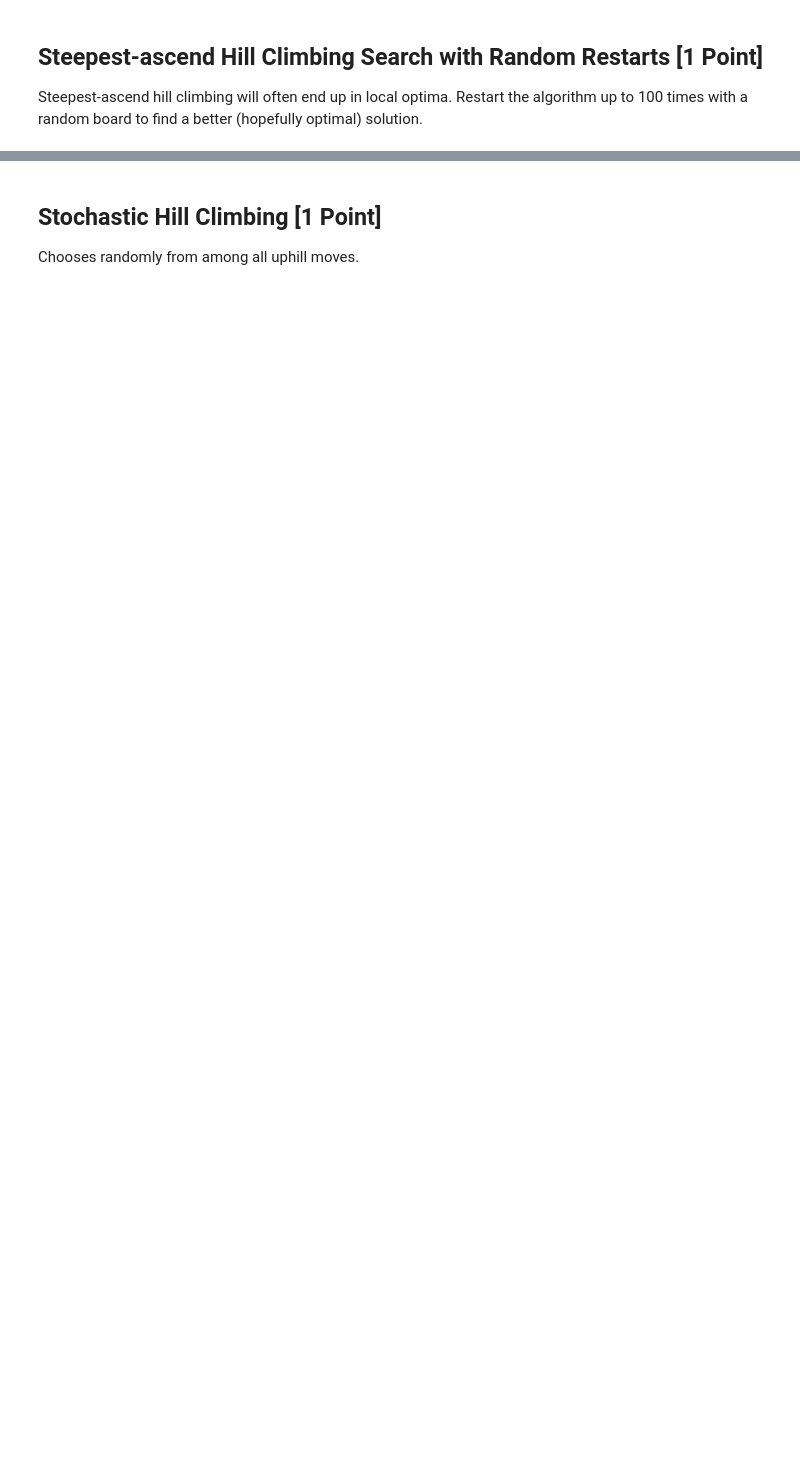
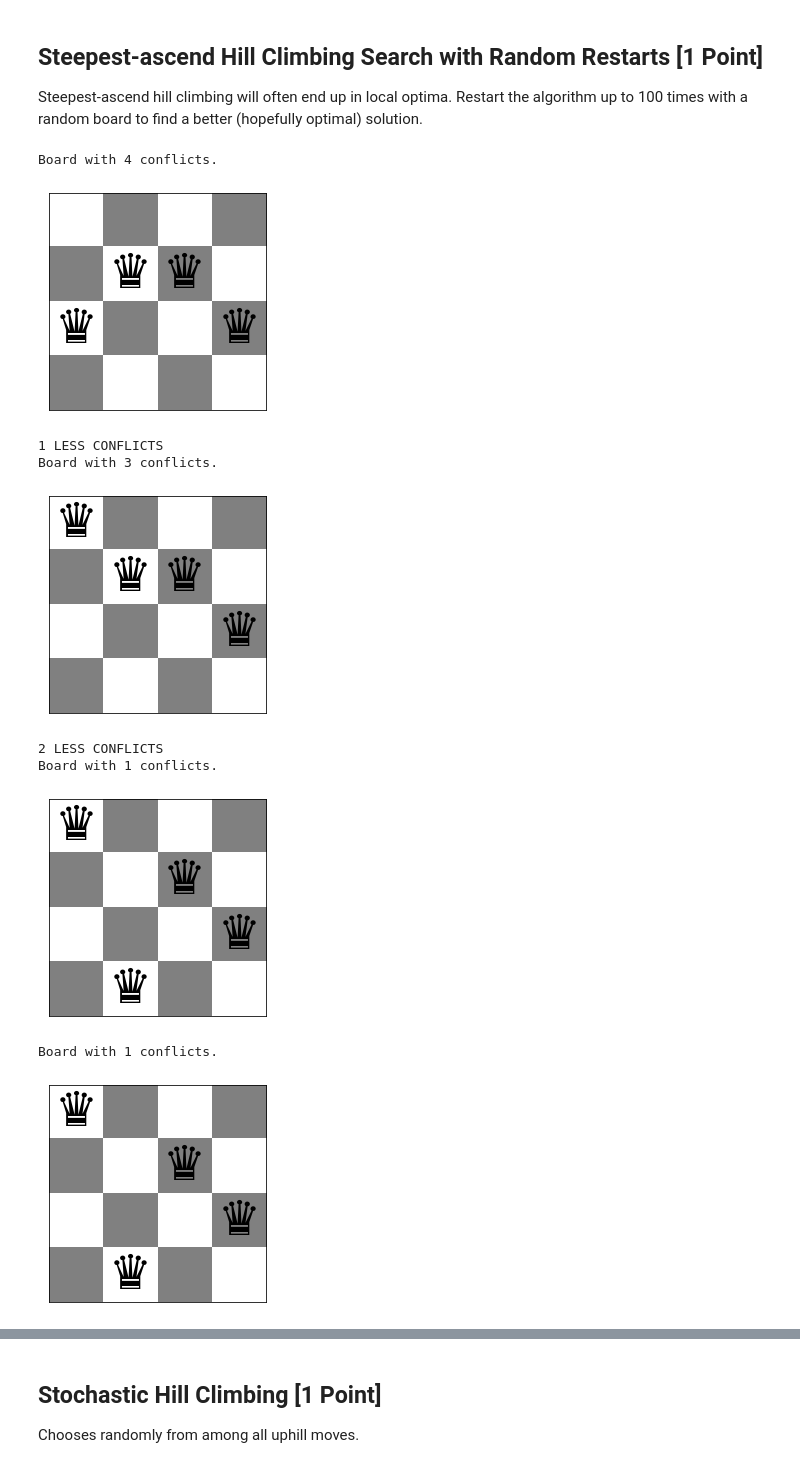
Before and after one commit to mitchmorrison2/CS7320-AI, a Jupyter notebook: Local Search/n_queens.ipynb, the cells around one changed output, grey strips where cells are left out. Cells and saved outputs as stored; diff of their text form; code cells hidden in the pictures; blank space fills up the shorter version.

```diff
--- a/Local Search/n_queens.ipynb
+++ b/Local Search/n_queens.ipynb
@@ -124,0 +165,56 @@ Steepest-ascend hill climbing will often end up in local optima. Restart the alg
+# %%
+def SAHCRR(n=4, restarts=20, optimal=True, statistical=False):
+    '''Use random restarts after finding local optimum to reset board and try again until goal or matched steps is reached'''
+    goal = 0 # no conflicts
+    cheapestBoard = None
+    allBoards = []
+    for i in range(restarts):
+        board = random_board(n)
+        show_board(board)
+        conflictsV = conflicts(board)
+        lowestConflicts = 0
+        while lowestConflicts <= conflictsV:
+            lowestConflicts = conflictsV
+            changeRowToIndex = (-1, -1)
+            for index, x in enumerate(board):
+                og = (index, x)
+                for i in range(n):
+                    board[index] = i
+                    if conflicts(board) < lowestConflicts:
+                        changeRowToIndex = (index, i)
+                        lowestConflicts = conflicts(board)
+                board[og[0]] = og[1]
+            if changeRowToIndex != (-1, -1):
+                board[changeRowToIndex[0]] = changeRowToIndex[1]
+                print("{} LESS CONFLICTS".format(conflictsV - conflicts(board)))
+                conflictsV = conflicts(board)
+            else:
+                show_board(board)
+                print("FINAL AMOUNT OF CONFLICTS:", conflicts(board))
+                break
+            show_board(board)
+        print(conflicts(board))
+        #print(conflicts(cheapestBoard))
+        if cheapestBoard is None or conflicts(board) < conflicts(cheapestBoard):
+            cheapestBoard = board
+            if conflicts(cheapestBoard) == goal and optimal is True:
+                return cheapestBoard
+        allBoards.append(board)
+
+    if statistical:
+        meanConflicts = np.mean([conflicts(x) for x in allBoards])
+        print("MEAN CONFLICTS:", meanConflicts)
+    return allBoards
+
+d = SAHCRR(4)
+# %% [output]
+Board with 4 conflicts.
+[figure, added]
+1 LESS CONFLICTS
+Board with 3 conflicts.
+[figure, added]
+2 LESS CONFLICTS
+Board with 1 conflicts.
+[figure, added]
+Board with 1 conflicts.
+[figure, added]
```
Also changed, not shown: parts of 10 cells of this notebook.
